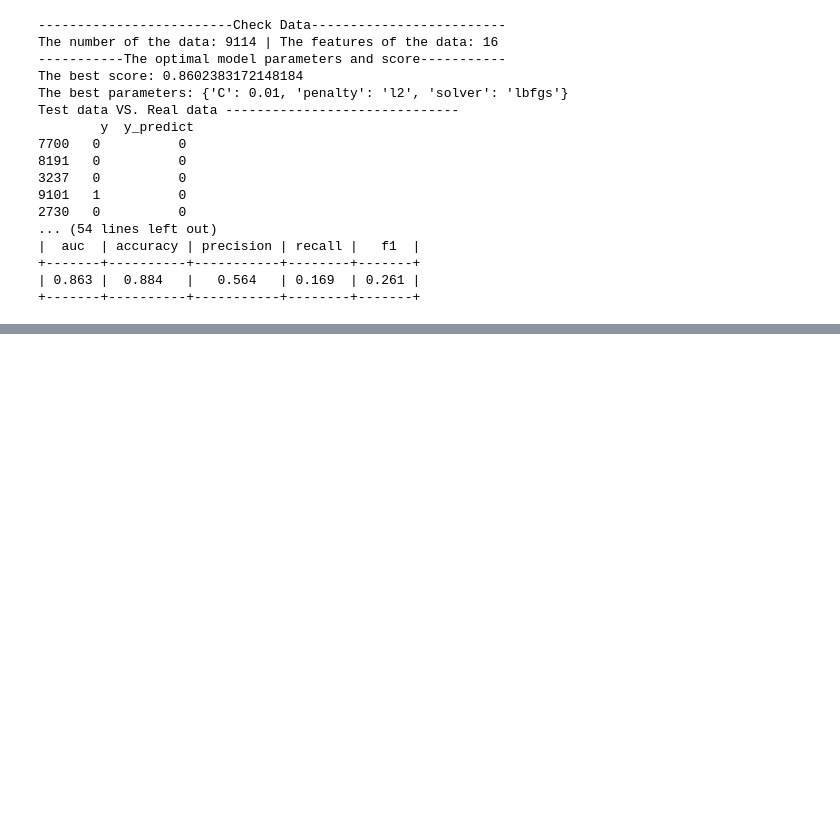
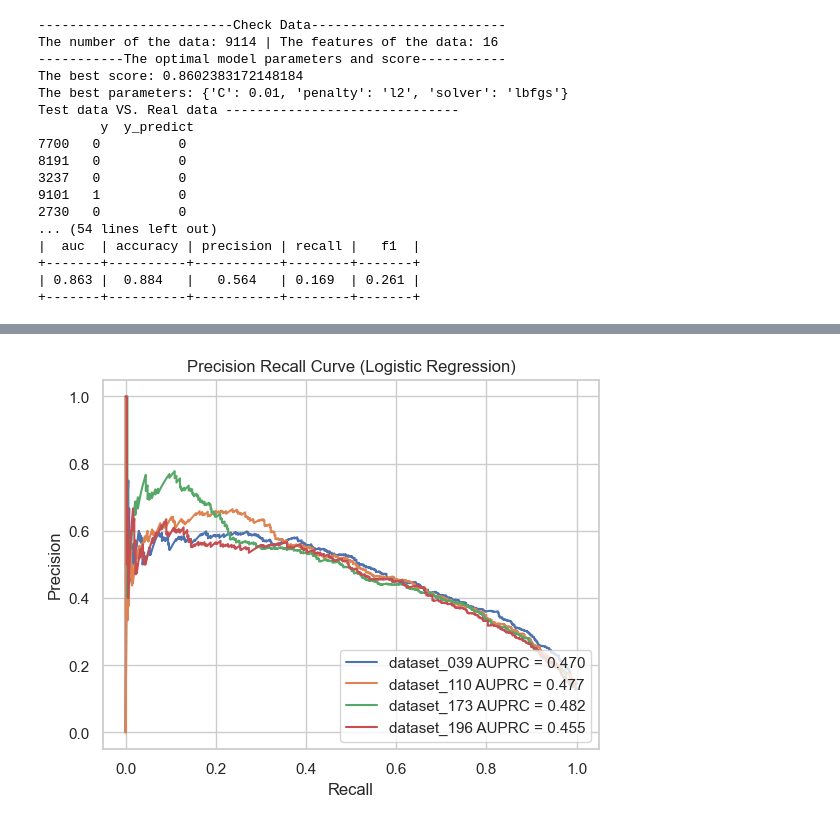
Before and after one commit to Chen-X666/DataAnalysis, a Jupyter notebook: main/advancedAnalytics/LogisticRegression.ipynb, the cells around one changed output, grey strips where cells are left out. Saved outputs shown, nothing was run; the diff lists cells and outputs as text; code cells hidden in the pictures; blank space fills up the shorter version.

```diff
--- a/main/advancedAnalytics/LogisticRegression.ipynb
+++ b/main/advancedAnalytics/LogisticRegression.ipynb
@@ -412,0 +437,48 @@ plt.show()
+# %%
+from sklearn.metrics import precision_recall_curve
+
+from sklearn.metrics import average_precision_score
+# Set models and probabilities. This structure is called a dictionary.
+models = [
+{
+    'label': 'dataset_039',
+    'probs': df_039_lr_model_probs_test[:,1],
+    'y_ture':df_039_y_test
+},
+{
+    'label': 'dataset_110',
+    'probs': df_110_lr_model_probs_test[:,1],
+    'y_ture':df_110_y_test
+},
+{
+    'label': 'dataset_173',
+    'probs': df_173_lr_model_probs_test[:,1],
+    'y_ture':df_173_y_test
+},
+    {
+    'label': 'dataset_196',
+    'probs': df_196_lr_model_probs_test[:,1],
+    'y_ture':df_196_y_test
+}
+]
+
+# Loop that creates the plot. I will pass each ROC curve one by one.
+for m in models:
+    average_precision = average_precision_score(m['y_ture'],m['probs'])
+
+    precision, recall, thresholds = precision_recall_curve(m['y_ture'], m['probs'])
+
+    plt.plot(recall, precision, label='%s AUPRC = %0.3f' % (m['label'], average_precision))
+
+
+
+# Settings
+plt.xlabel('Recall')
+plt.ylabel('Precision')
+plt.title('Precision Recall Curve (Logistic Regression)')
+plt.legend(loc="lower right")
+
+# Plot!
+plt.show()
+# %% [output]
+[figure, added]
```
Also changed, not shown: parts of 2 cells of this notebook, 5 other files.
